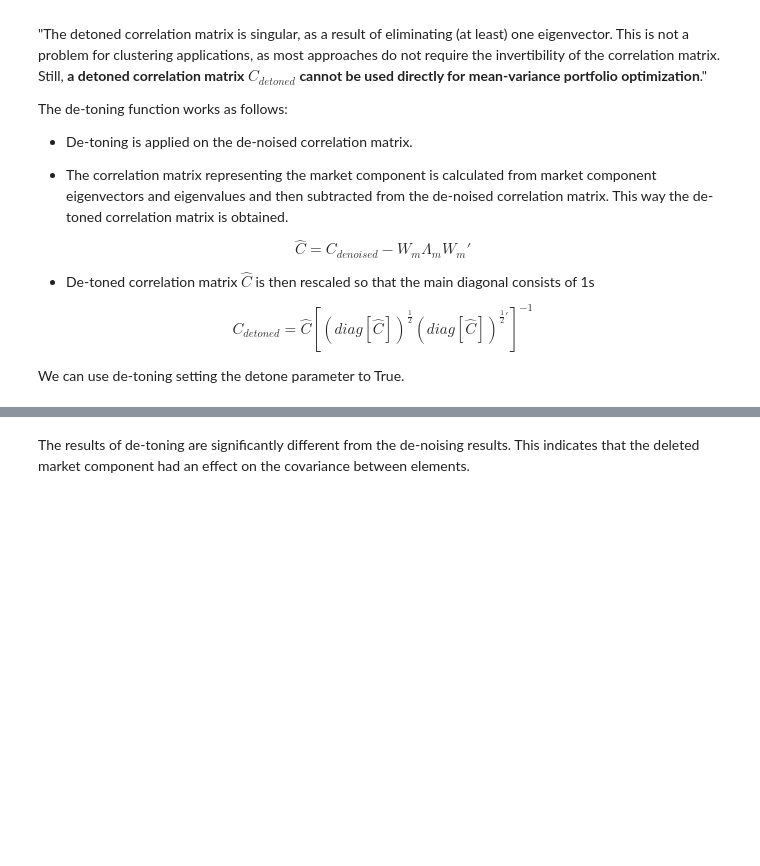
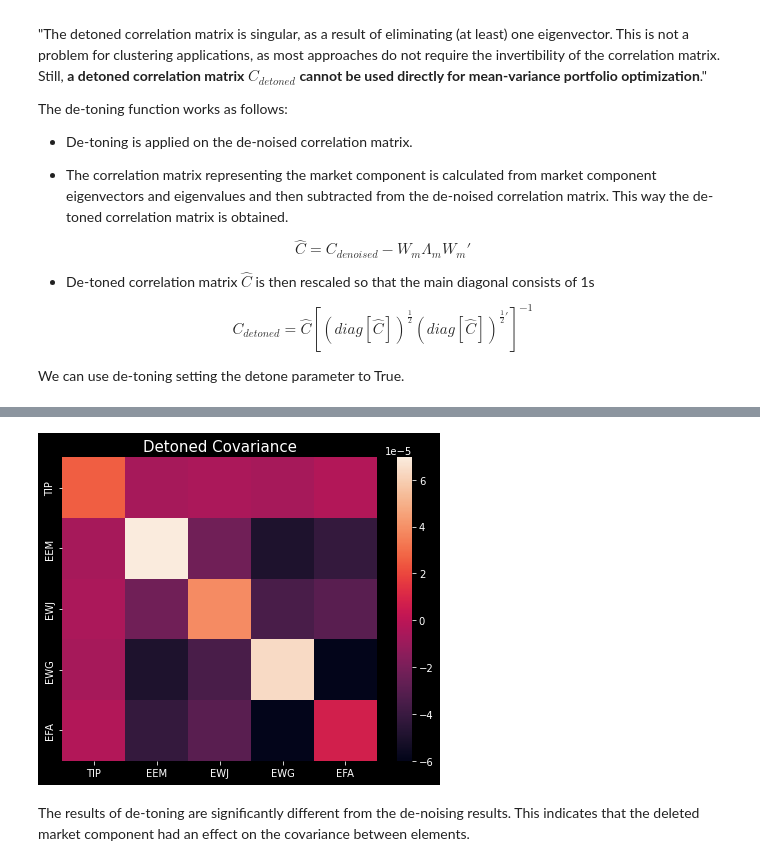
Before and after one commit to samousavizade/Financial-Economics-Project, a Jupyter notebook: Estimators/codes/custom_imp_RiskEstimators.ipynb, the cells around one changed output, grey strips where cells are left out. Cells and saved outputs as stored; diff of their text form; code cells hidden in the pictures; blank space fills up the shorter version.

```diff
--- a/Estimators/codes/custom_imp_RiskEstimators.ipynb
+++ b/Estimators/codes/custom_imp_RiskEstimators.ipynb
@@ -702,10 +712,12 @@ The De-toned Сovariance matrix is:
 # %%
-# plt.figure(figsize=(6, 5))
-# sns.heatmap(cov_matrix_detoned)
-# plt.title('Detoned Covariance', size=15)
-# plt.tight_layout()
-# plt.savefig('cov_matrix_detoned.png', dpi=150)
-# plt.show()
+plt.figure(figsize=(6, 5))
+sns.heatmap(cov_matrix_detoned)
+plt.title('Detoned Covariance', size=15)
+plt.tight_layout()
+plt.savefig('cov_matrix_detoned.png', dpi=150)
+plt.show()
+# %% [output]
+[figure, added]
 # %% [markdown]
 The results of de-toning are significantly different from the de-noising results. This indicates that the deleted market component had an effect on the covariance between elements.
 # %% [markdown]
```
Also changed, not shown: parts of 23 cells of this notebook, 2 other files.
